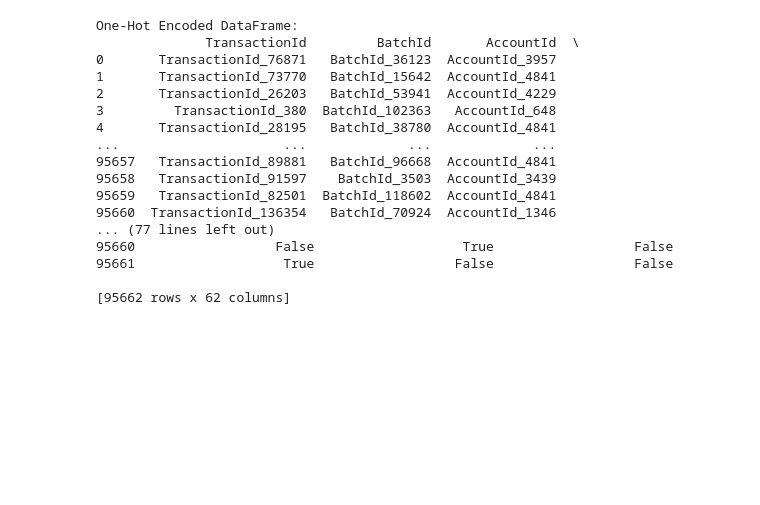
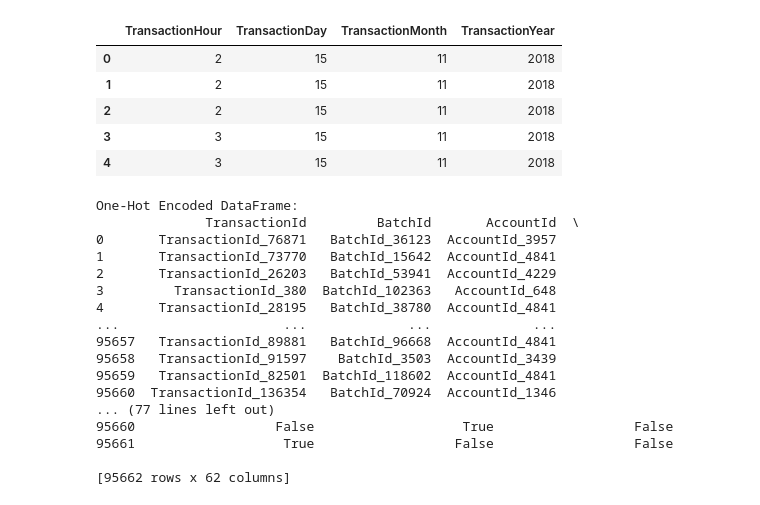
Before and after one commit to kaleabb266/Credit_Scoring_Project, a Jupyter notebook: notebook/feature_engineering (1).ipynb, the cells around one changed output. Drawn from its saved outputs; the diff is of its cells as text; code cells hidden in the pictures; blank space fills up the shorter version.

```diff
--- a/notebook/feature_engineering (1).ipynb
+++ b/notebook/feature_engineering (1).ipynb
@@ -16,5 +34,13 @@ df = merged_df
 # %%
 extracted_features = extract_transaction_features(df)
+extracted_features.head()
+# %% [output]
+|  | TransactionHour | TransactionDay | TransactionMonth | TransactionYear |
+| 0 | 2 | 15 | 11 | 2018 |
+| 1 | 2 | 15 | 11 | 2018 |
+| 2 | 2 | 15 | 11 | 2018 |
+| 3 | 3 | 15 | 11 | 2018 |
+| 4 | 3 | 15 | 11 | 2018 |
 # %%
 columns_to_one_hot_encode = ["CurrencyCode", "ProviderId", "ProductId", "ProductCategory", "ChannelId"]
 
```
Also changed, not shown: parts of 12 cells of this notebook.
